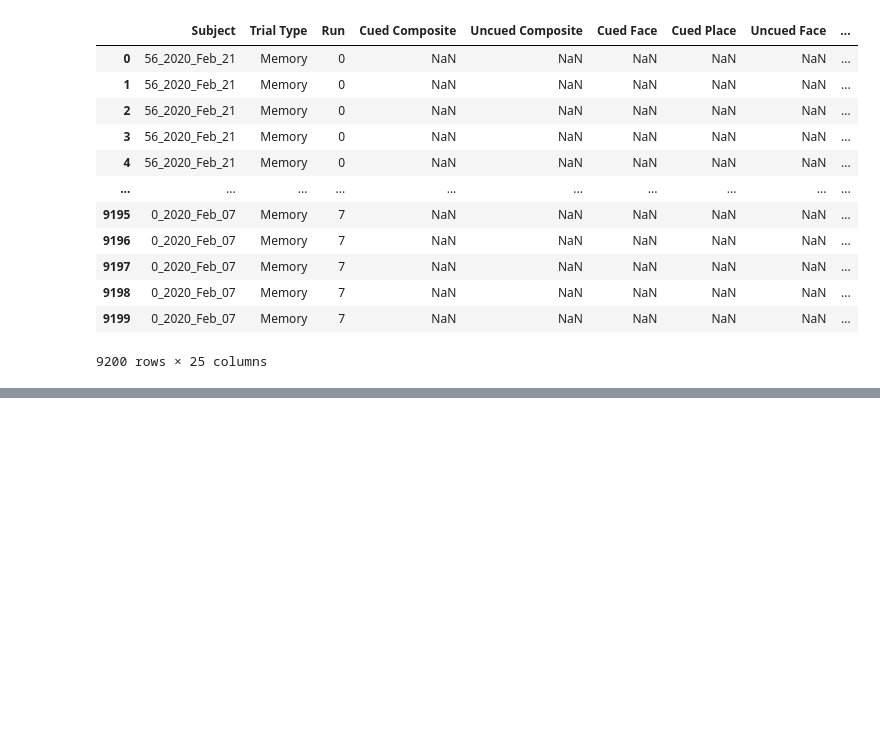
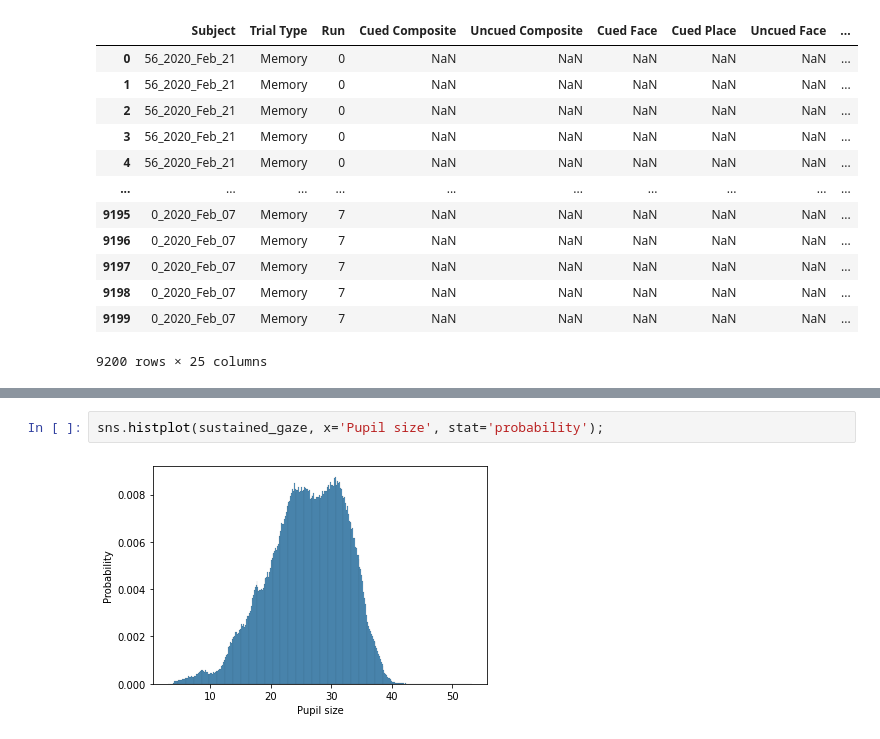
Before and after one commit to jeremymanning/attention-memory-task, a Jupyter notebook: code/data_loader.ipynb, the cells around one changed output, grey strips where cells are left out. Drawn from its saved outputs; the diff is of its cells as text; blank space fills up the shorter version.

```diff
--- a/code/data_loader.ipynb
+++ b/code/data_loader.ipynb
@@ -373,0 +261,4 @@ JSONDecodeError: Extra data: line 3 column 1 (char 489)
+# %%
+sns.histplot(sustained_gaze, x='Pupil size', stat='probability');
+# %% [output]
+[figure, added]
```
Also changed, not shown: parts of 35 cells of this notebook.
